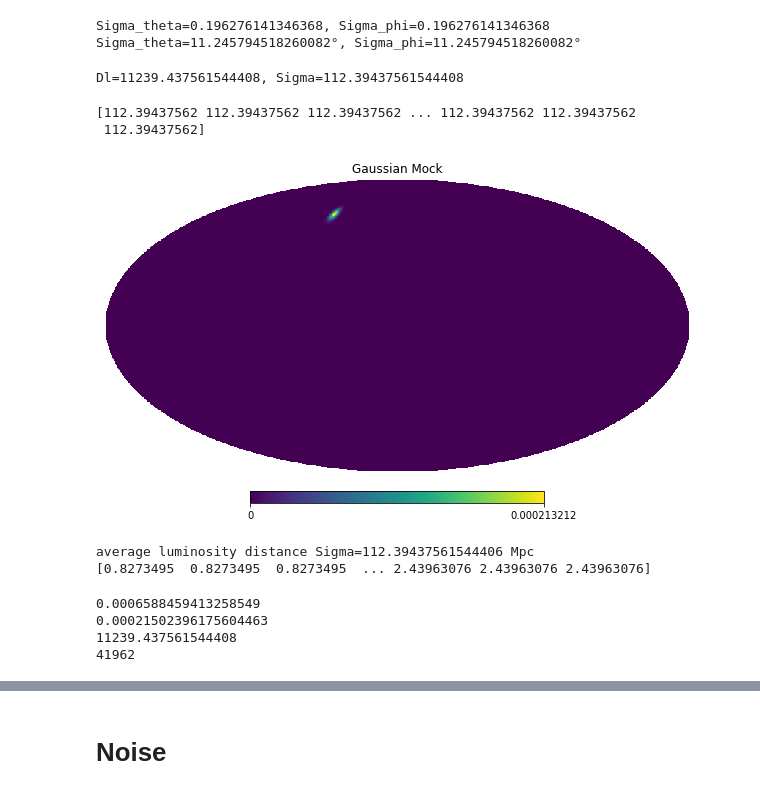
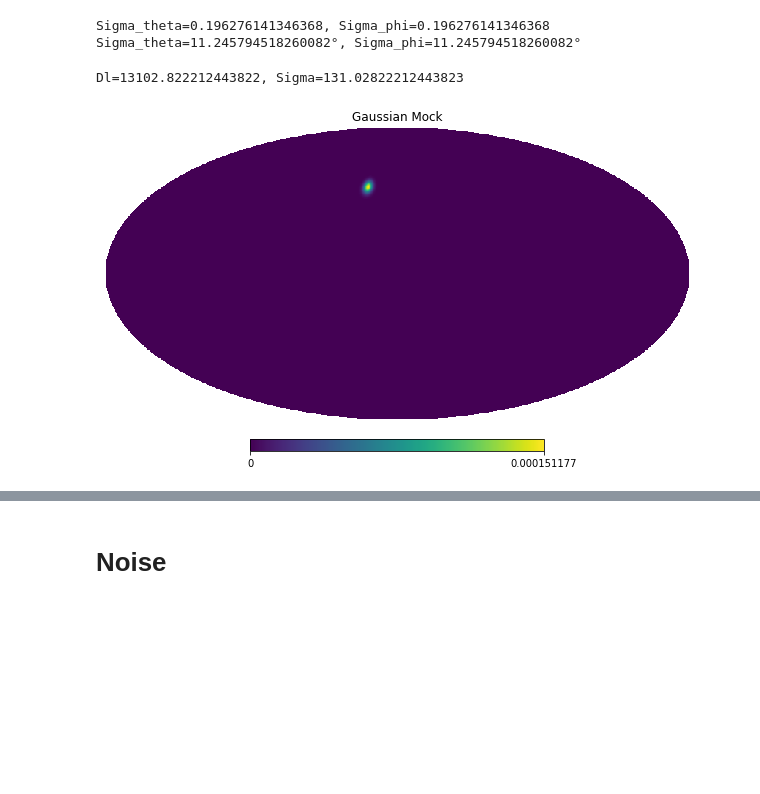
Before and after one commit to RCianca/DarkSirensStat, a Jupyter notebook: ProxyGenerator/ProxyGen.ipynb, the cells around one changed output, grey strips where cells are left out. Saved outputs shown, nothing was run; the diff lists cells and outputs as text; code cells hidden in the pictures; blank space fills up the shorter version.

```diff
--- a/ProxyGenerator/ProxyGen.ipynb
+++ b/ProxyGenerator/ProxyGen.ipynb
@@ -241,15 +244,23 @@ If this works, than we will use a 2D Gaussian distribution for the probability
 #print(my_meta)
 # %%
 #_read_O3('Amap.fits')
+# %%
+def mygaussint(prov_mu,prov_sigma):
+    first=np.exp(-(prov_mu**2)/(2*prov_sigma**2))*prov_mu*prov_sigma/np.sqrt(2*np.pi)
+    factor=0.5*(prov_mu**2+prov_sigma**2)
+    second=(1+scipy.special.erf(prov_mu/(np.sqrt(2)*prov_sigma)))
+    ret=first+factor*second
+    return ret
 # %%
 radius_deg= np.sqrt(30/np.pi)
 sigma_deg=radius_deg/2.8
 circle_deg=6*sigma_deg
 sigma_theta=np.radians(sigma_deg)*2
 sigma_phi=np.radians(sigma_deg)*2
-zref=1.5
-my_theta=np.pi/6
-my_phi=np.pi/3
+zref=1.7
+fname ='GW221005_PublicationSamples.fits'
+my_theta=np.pi/4
+my_phi=np.pi/8
 #print(my_theta,my_phi)
 vec = hp.ang2vec(my_theta, my_phi)
 ipix_disc = hp.query_disc(nside=nside, vec=vec, radius=np.radians(circle_deg), nest=True)
@@ -270,6 +281,7 @@ Sigma_theta=11.245794518260082°, Sigma_phi=11.245794518260082°
 gaussmap =np.zeros(len(p_posterior))
 mod_mu=np.zeros(len(p_posterior))
 mod_sigma=np.zeros(len(p_posterior))
+mod_postnorm=np.zeros(len(p_posterior))
 theta_arr=np.zeros(len(p_posterior))
 phi_arr=np.zeros(len(p_posterior))
 #zref=0.8
@@ -280,23 +292,22 @@ peakdl=mu[np.argmax(p_posterior)]
 #diff=abs(dlref-peakdl)
 #np.max(mod_mu)
 # %% [output]
-Dl=11239.437561544408, Sigma=112.39437561544408
+Dl=13102.822212443822, Sigma=131.02822212443823
 # %%
 for i in ipix_disc:
     theta,phi=hp.pix2ang(nside,i, nest=True)
     theta_arr[i]=theta
     phi_arr[i]=phi
     gaussmap[i]=uncorr_gauss(theta,phi)*hp.nside2pixarea(nside, degrees=True)
     mod_mu[i]=dlref#uncorr_gauss(theta,phi)
     mod_sigma[i]=dlsig
-
+    mod_postnorm[i]=1/(mygaussint(mod_mu[i],mod_sigma[i])*gaussmap[i])
 #gaussmap[ipix_disc] = 1/len(ipix_disc)
 gaussmap[ipix_disc]=gaussmap[ipix_disc]/np.sum(gaussmap)
+mod_postnorm[ipix_disc]=mod_postnorm[ipix_disc]/(len(ipix_disc))
 #dist_factor=dlref/np.max(mod_mu)
 #mod_mu_gauss=mod_mu
 #mod_mu_gauss[ipix_disc]=mod_mu[ipix_disc]*dist_factor
 hp.mollview(gaussmap, title="Gaussian Mock",nest=True)
 # %% [output]
-[112.39437562 112.39437562 112.39437562 ... 112.39437562 112.39437562
- 112.39437562]
-[figure, old version]
+[figure, new version]
@@ -303,20 +320,11 @@ hp.mollview(gaussmap, title="Gaussian Mock",nest=True)
 # %%
 sig_avr=np.average(mod_sigma,weights=gaussmap)
 print('average luminosity distance Sigma={} Mpc'.format(sig_avr))
-print(sigma)
-# %% [output]
-average luminosity distance Sigma=112.39437561544406 Mpc
-[0.8273495  0.8273495  0.8273495  ... 2.43963076 2.43963076 2.43963076]
 # %%
 print(np.max(p_posterior))
 print(np.max(gaussmap))
 print(np.max(mod_mu))
 print(len(ipix_disc))
-# %% [output]
-0.0006588459413258549
-0.00021502396175604463
-11239.437561544408
-41962
 # %%
 print(np.min(theta_arr))
 print(np.min(phi_arr))
```
Also changed, not shown: parts of 18 cells of this notebook, 4 other files.
